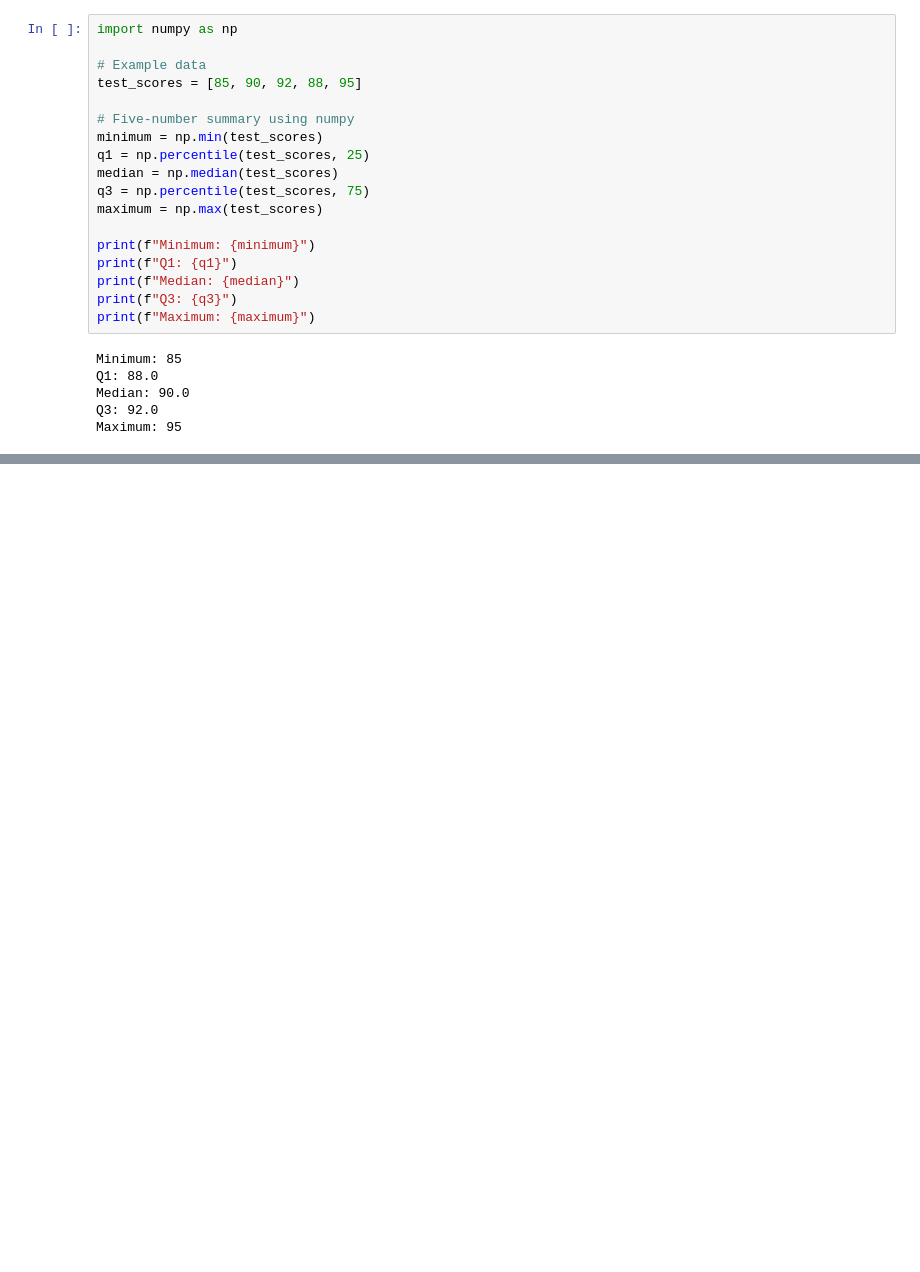
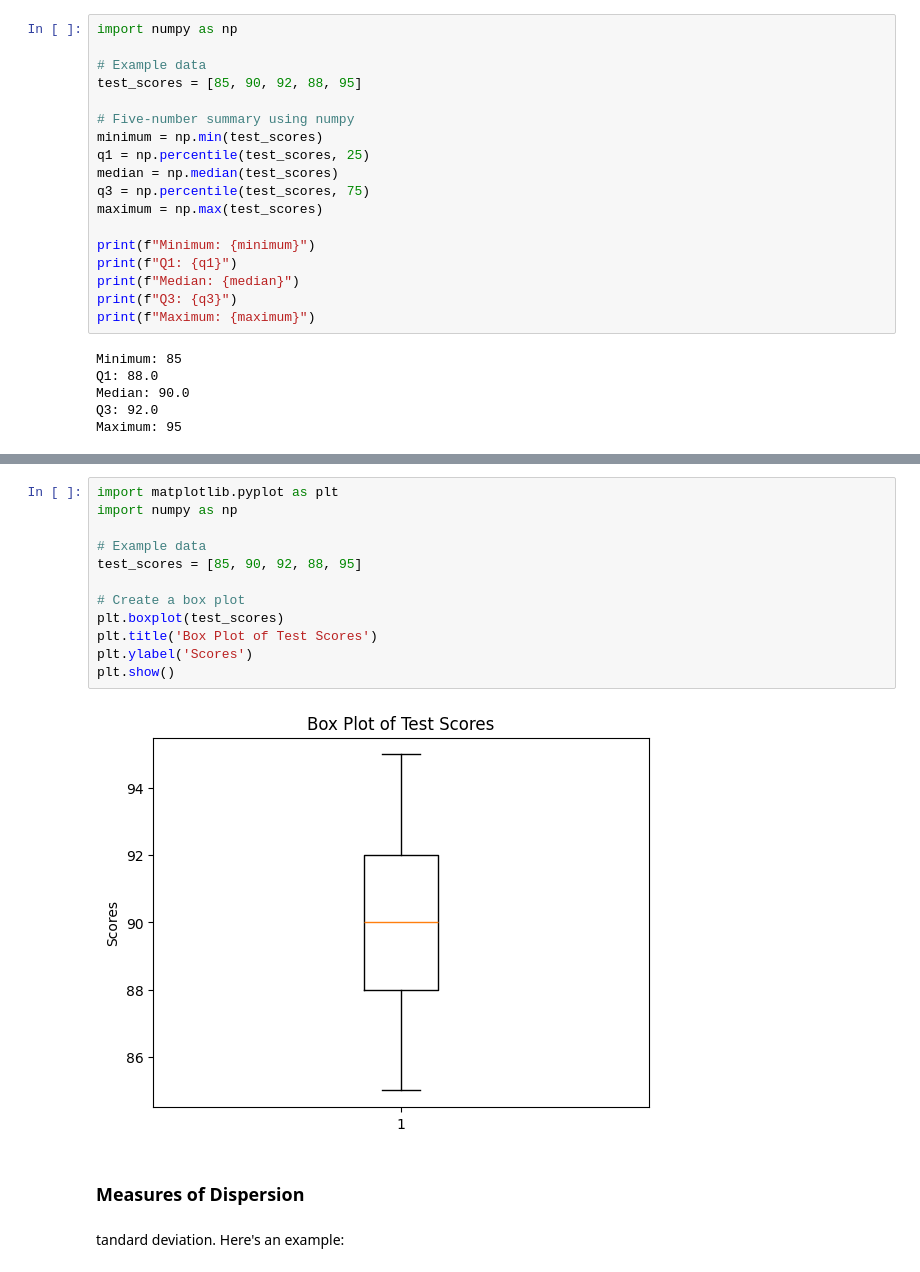
Before and after one commit to taranjitkaurme/datascience_practice_general, a Jupyter notebook: Exploratory Data Analysis/Statistics.ipynb, the cells around one changed output, grey strips where cells are left out. Drawn from its saved outputs; the diff is of its cells as text; blank space fills up the shorter version.

```diff
--- a/Exploratory Data Analysis/Statistics.ipynb
+++ b/Exploratory Data Analysis/Statistics.ipynb
@@ -112,0 +119,18 @@ Here's an example in Python using the matplotlib library:
+# %%
+import matplotlib.pyplot as plt
+import numpy as np
+
+# Example data
+test_scores = [85, 90, 92, 88, 95]
+
+# Create a box plot
+plt.boxplot(test_scores)
+plt.title('Box Plot of Test Scores')
+plt.ylabel('Scores')
+plt.show()
+# %% [output]
+[figure, added]
+# %% [markdown]
+###  Measures of Dispersion
+# %% [markdown]
+tandard deviation. Here's an example:
```
Also changed, not shown: parts of 15 cells of this notebook, 2 other files.
